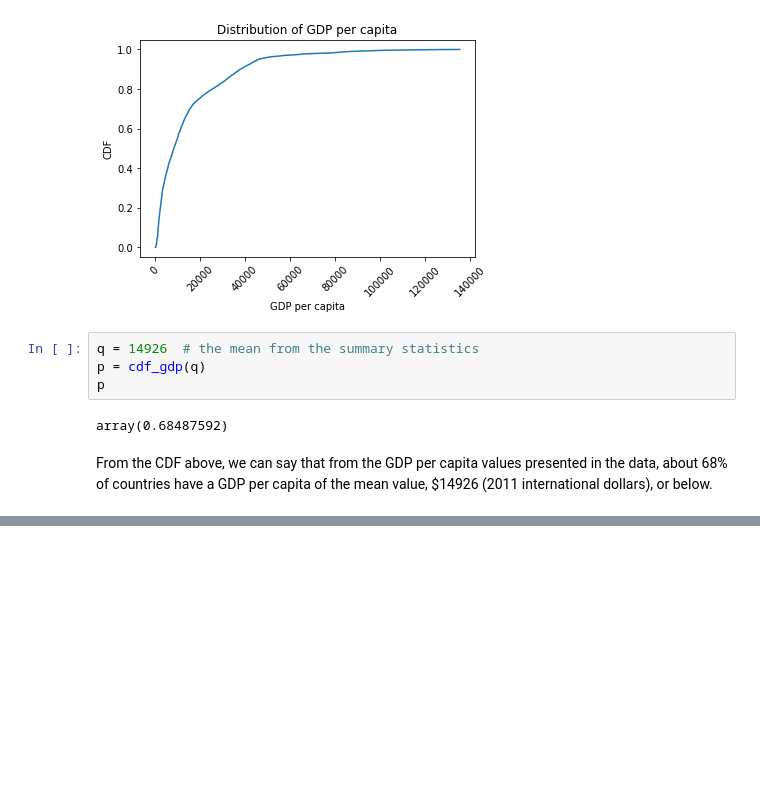
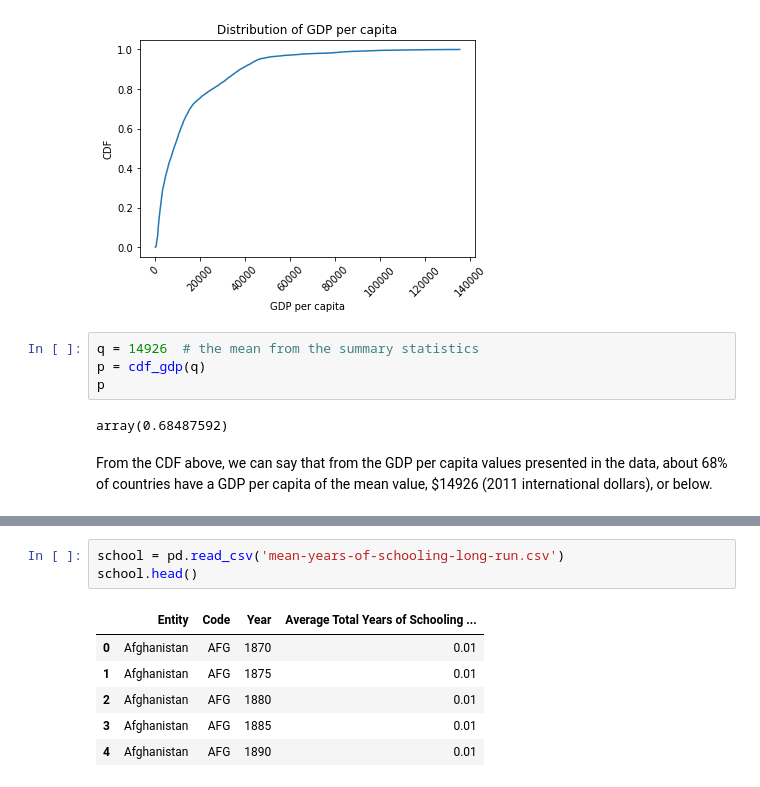
Before and after one commit to tamisha-dzifa/DS-Project-2, a Jupyter notebook: Project_2_Data_Inventory.ipynb, the cells around one changed output, grey strips where cells are left out. Drawn from its saved outputs; the diff is of its cells as text; blank space fills up the shorter version.

```diff
--- a/Project_2_Data_Inventory.ipynb
+++ b/Project_2_Data_Inventory.ipynb
@@ -238,0 +222,10 @@ From the CDF above, we can say that from the GDP per capita values presented in
+# %%
+school = pd.read_csv('mean-years-of-schooling-long-run.csv')
+school.head()
+# %% [output]
+|  | Entity | Code | Year | Average Total Years of Schooling ... |
+| 0 | Afghanistan | AFG | 1870 | 0.01 |
+| 1 | Afghanistan | AFG | 1875 | 0.01 |
+| 2 | Afghanistan | AFG | 1880 | 0.01 |
+| 3 | Afghanistan | AFG | 1885 | 0.01 |
+| 4 | Afghanistan | AFG | 1890 | 0.01 |
```
Also changed, not shown: parts of 18 cells of this notebook.
